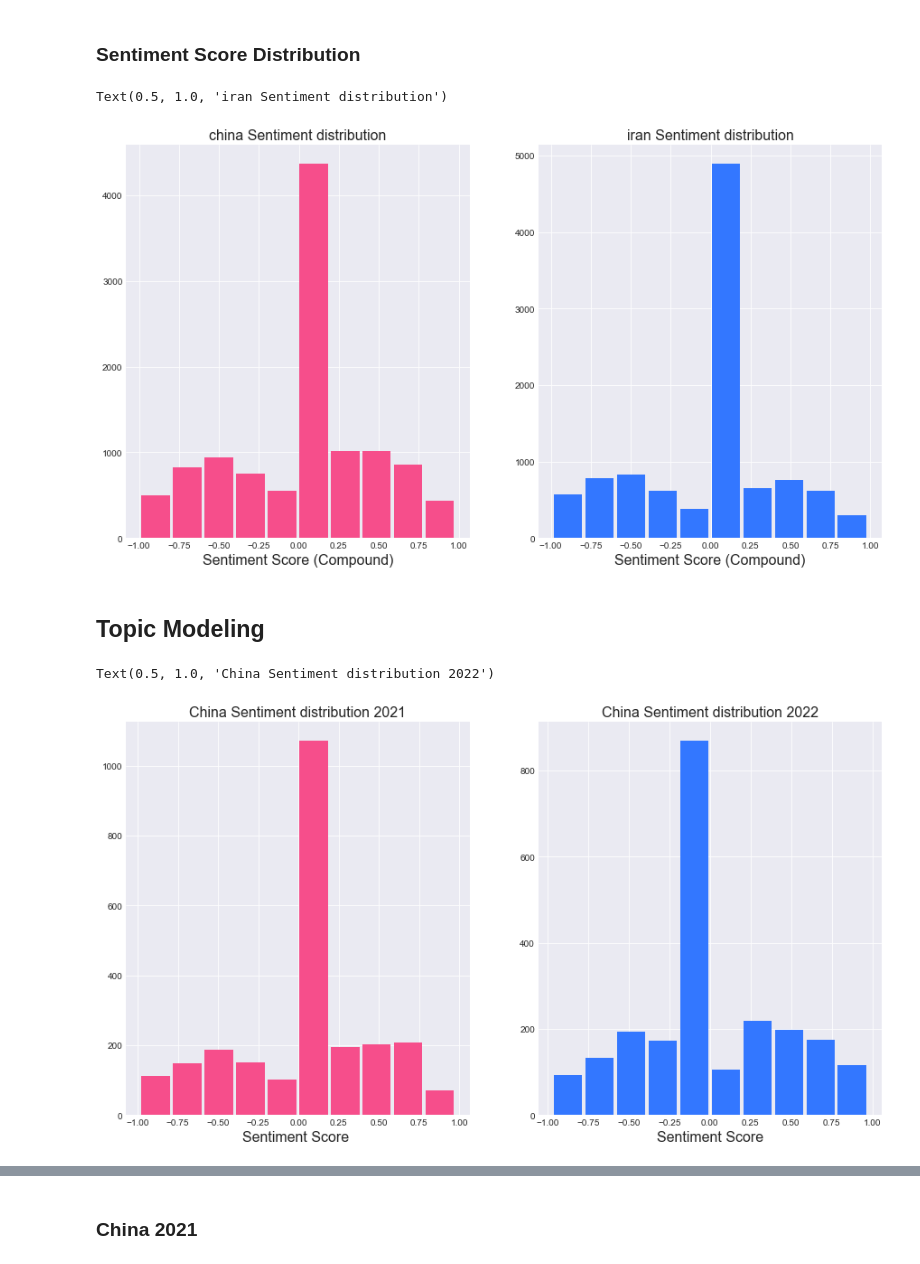
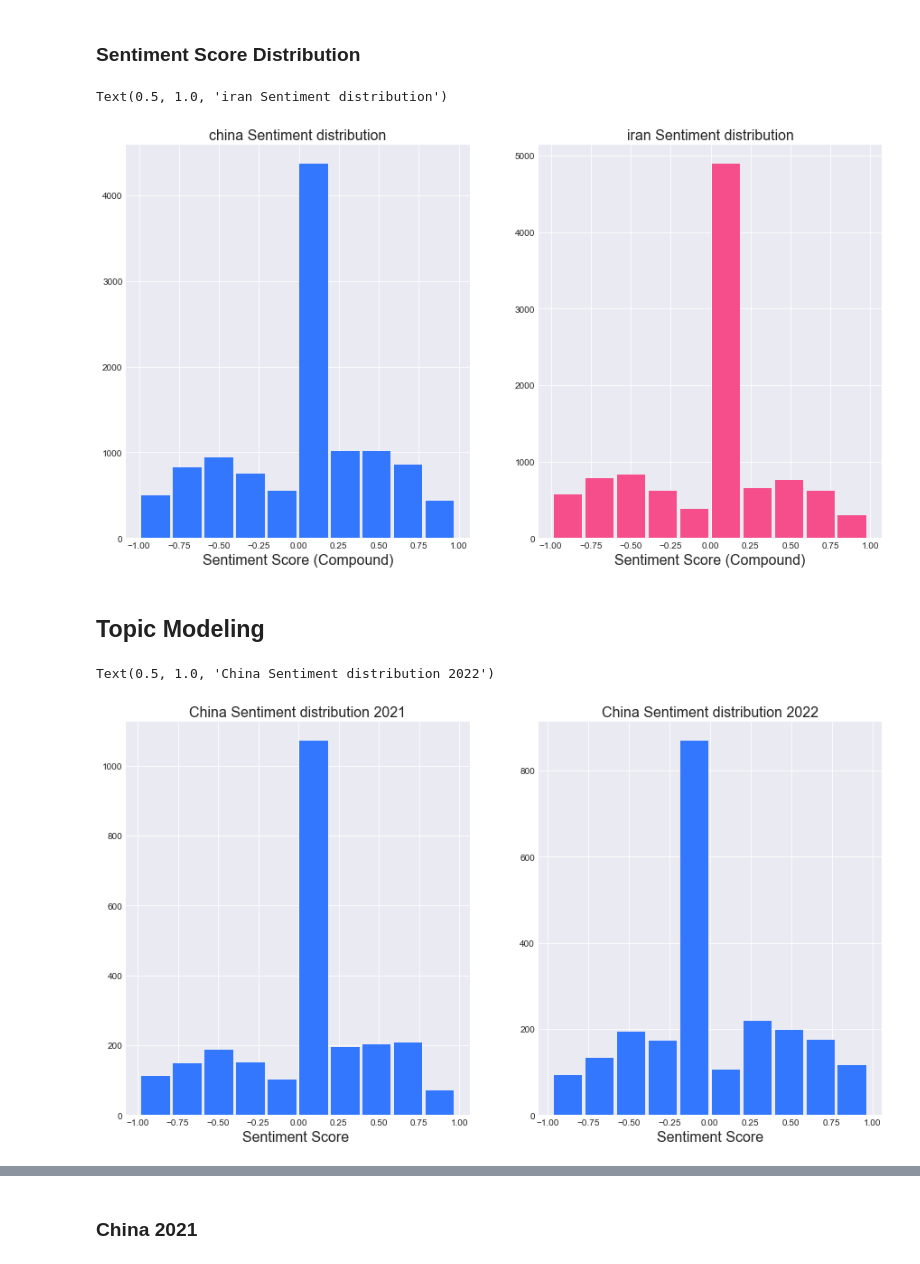
Before and after one commit to ChrisZhang6888/public_opinion_thesis, a Jupyter notebook: Programming/Distinction Analysis.ipynb, the cells around one changed output, grey strips where cells are left out. Saved outputs shown, nothing was run; the diff lists cells and outputs as text; code cells hidden in the pictures.

```diff
--- a/Programming/Distinction Analysis.ipynb
+++ b/Programming/Distinction Analysis.ipynb
@@ -211,24 +255,24 @@ ax.legend()
 ### Sentiment Score Distribution
 # %%
 fig, axs = plt.subplots(1,2, figsize=(15, 8))
-axs[0].hist(china['sentiment'],histtype='bar', facecolor='#F64E8B', rwidth=0.9)
+axs[0].hist(china['sentiment'],histtype='bar', facecolor='#3377FF', rwidth=0.9)
 axs[0].set_xlabel('Sentiment Score (Compound)', fontsize=16)
 axs[0].set_title('china Sentiment distribution', fontsize=16)
 
-axs[1].hist(iran['sentiment'],histtype='bar', facecolor='#3377FF', rwidth=0.9)
+axs[1].hist(iran['sentiment'],histtype='bar', facecolor='#F64E8B', rwidth=0.9)
 axs[1].set_xlabel('Sentiment Score (Compound)', fontsize=16)
 axs[1].set_title('iran Sentiment distribution', fontsize=16)
 
 # axs[2].hist(iran['sentiment'],histtype='bar', facecolor='#FFB233', rwidth=0.9)
 # axs[2].set_xlabel('Sentiment Score (Compound)', fontsize=16)
 # axs[2].set_title('North Korean Sentiment distribution', fontsize=16)
 
 # axs[3].hist(iran['sentiment'],histtype='bar', facecolor='#9333FF', rwidth=0.9)
 # axs[3].set_xlabel('Sentiment Score (Compound)', fontsize=16)
 # axs[3].set_title('Russia Sentiment distribution', fontsize=16)
 # %% [output]
 Text(0.5, 1.0, 'iran Sentiment distribution')
-[figure, old version]
+[figure, new version]
 # %% [markdown]
 ## Topic Modeling
 # %%
@@ -236,7 +280,7 @@ china_2021 = china[china['year_month']=='2021']
 china_2022 = china[china['year_month']=='2022']
 # %%
 fig, axs = plt.subplots(1,2, figsize=(15, 8))
-axs[0].hist(china_2021['sentiment'],histtype='bar', facecolor='#F64E8B', rwidth=0.9)
+axs[0].hist(china_2021['sentiment'],histtype='bar', facecolor='#3377FF', rwidth=0.9)
 axs[0].set_xlabel('Sentiment Score ', fontsize=16)
 axs[0].set_title('China Sentiment distribution 2021', fontsize=16)
 
@@ -245,4 +289,4 @@ axs[1].set_xlabel('Sentiment Score', fontsize=16)
 axs[1].set_title('China Sentiment distribution 2022', fontsize=16)
 # %% [output]
 Text(0.5, 1.0, 'China Sentiment distribution 2022')
-[figure, old version]
+[figure, new version]
```
Also changed, not shown: parts of 19 cells of this notebook.
